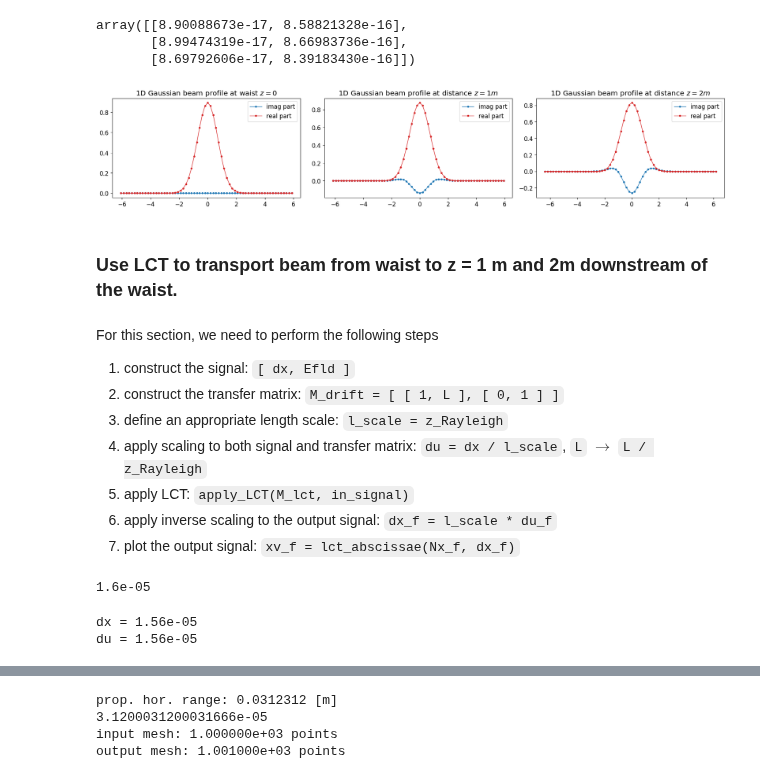
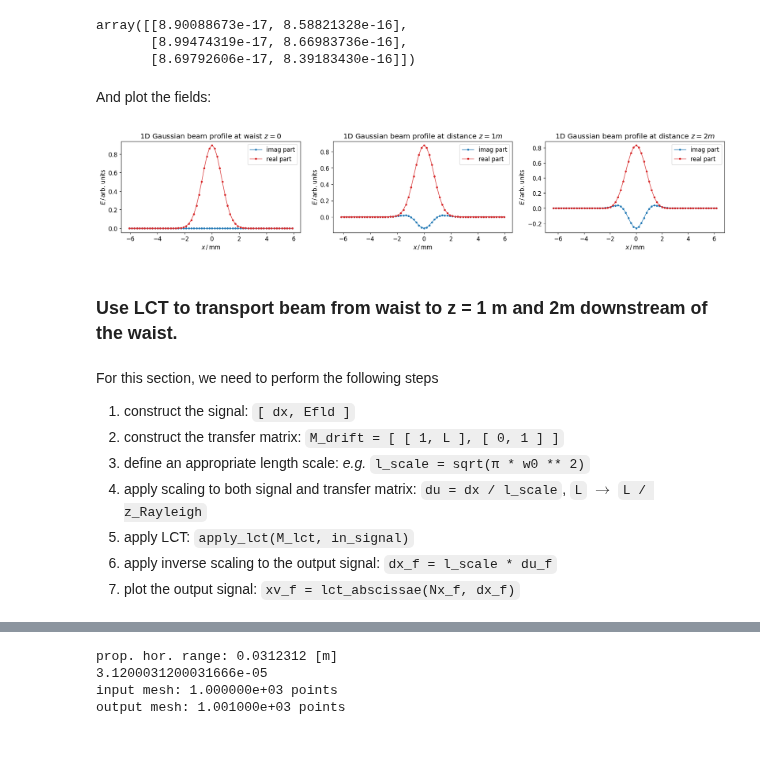
Before and after one commit to radiasoft/rslight, a Jupyter notebook: LCT/TestFastLCT.ipynb, the cells around one changed output, grey strips where cells are left out. Saved outputs shown, nothing was run; the diff lists cells and outputs as text; code cells hidden in the pictures; blank space fills up the shorter version.

```diff
--- a/LCT/TestFastLCT.ipynb
+++ b/LCT/TestFastLCT.ipynb
@@ -613,3 +615,13 @@ def efield_gauss_2d(wvl, w0, z, x, y, include_kz = False):
+# %%
+def Dx(ε, z_R, z):
+    return 2 * w_gauss(w0, zR, z) * np.sqrt(np.log(1 / ε))
+
+def Dnu(ε, w_0, z):
+    #return 2 / (π * w0) * np.sqrt(np.log(1 / ε))
+    return 2 * np.sqrt(1 + (z / zR) ** 2) / (π * w_gauss(w0, zR, z)) * np.sqrt(np.log(1 / ε))
+
+def SW(ε, z_R, z):
+    return (4 / π) * np.sqrt(1 + (z / zR) ** 2) * np.log(1 / ε)
 # %% [markdown]
 ### Function definitions: Utilities
 # %% [markdown]
@@ -992,3 +1032,8 @@ L0, L1, L2
 Identify $\Delta{x}$, $\Delta\nu$, and the _space-bandwidth product_, $SW = \Delta{x} \Delta\nu$:
 # %%
 eps = 1.e-16
+# %%
+Dx0 = np.round(Dx(eps, zR, L0), 2)
+Dx1 = np.round(Dx(eps, zR, L1), 2)
+Dx2 = np.round(Dx(eps, zR, L2), 2)
+Dx0, Dx1, Dx2
@@ -995,6 +1157,6 @@ eps = 1.e-16
 # %%
-Dx0 = np.round(2 * w0 * np.sqrt(np.log(1 / eps)), 2)
-Dx1 = np.round(2 * w_gauss(w0, zR, L1) * np.sqrt(np.log(1 / eps)), 2)
-Dx2 = np.round(2 * w_gauss(w0, zR, L2) * np.sqrt(np.log(1 / eps)), 2)
-Dx0, Dx1, Dx2
+Dx3 = np.round(2 * w_gauss(w0, zR, L3) * np.sqrt(np.log(1 / eps)), 2)
+Dx4 = np.round(2 * w_gauss(w0, zR, L4) * np.sqrt(np.log(1 / eps)), 2)
+Dx5 = np.round(2 * w_gauss(w0, zR, L5) * np.sqrt(np.log(1 / eps)), 2)
+Dx3, Dx4, Dx5
 # %% [output]
@@ -1037,6 +1223,8 @@ np.abs([ E1d0[[0,-1]], E1d1[[0,-1]], E1d2[[0,-1]] ])
 array([[8.90088673e-17, 8.58821328e-16],
        [8.99474319e-17, 8.66983736e-16],
        [8.69792606e-17, 8.39183430e-16]])
+# %% [markdown]
+And plot the fields:
 # %%
 n_cols = 3
 n_rows = 1
@@ -1048,70 +1236,48 @@ idx = 0
 idx += 1
 xv = xv0
 ev = E1d0
 ax = plt.subplot(n_rows, n_cols, idx)
 plt.plot(xv, np.imag(ev), '.-C0', lw = 1, label = 'imag part')
 plt.plot(xv, np.real(ev), '.-C3', lw = 1, label = 'real part')
 plt.title(r'1D Gaussian beam profile at waist $z = 0$')
+plt.xlabel(r'$x\,/\,$mm')
+plt.ylabel(r'$E\,/\,$arb. units')
 plt.legend()
 
 idx += 1
 xv = xv1
 ev = E1d1
 ax = plt.subplot(n_rows, n_cols, idx)
 plt.plot(xv, np.imag(ev), '.-C0', lw = 1, label = 'imag part')
 plt.plot(xv, np.real(ev), '.-C3', lw = 1, label = 'real part')
 plt.title(r'1D Gaussian beam profile at distance $z = 1 m$')
+plt.xlabel(r'$x\,/\,$mm')
+plt.ylabel(r'$E\,/\,$arb. units')
 plt.legend()
 
 idx += 1
 xv = xv2
 ev = E1d2
 ax = plt.subplot(n_rows, n_cols, idx)
 plt.plot(xv, np.imag(ev), '.-C0', lw = 1, label = 'imag part')
 plt.plot(xv, np.real(ev), '.-C3', lw = 1, label = 'real part')
 plt.title(r'1D Gaussian beam profile at distance $z = 2 m$')
+plt.xlabel(r'$x\,/\,$mm')
+plt.ylabel(r'$E\,/\,$arb. units')
 plt.legend()
 
 plt.tight_layout()
 plt.show()
 # %% [output]
-[figure, old version]
+[figure, new version]
 # %% [markdown]
 ### Use LCT to transport beam from waist to z = 1 m and 2m downstream of the waist.
 # %% [markdown]
 For this section, we need to perform the following steps
   1. construct the signal: `[ dx, Efld ]`
   1. construct the transfer matrix: `M_drift = [ [ 1, L ], [ 0, 1 ] ]`
-  1. define an appropriate length scale: `l_scale = z_Rayleigh`
+  1. define an appropriate length scale: _e.g._ `l_scale = sqrt(π * w0 ** 2)`
   1. apply scaling to both signal and transfer matrix: `du = dx / l_scale`, `L` $\to$ `L / z_Rayleigh`
-  1. apply LCT: `apply_LCT(M_lct, in_signal)`
+  1. apply LCT: `apply_lct(M_lct, in_signal)`
   1. apply inverse scaling to the output signal: `dx_f = l_scale * du_f`
   1. plot the output signal: `xv_f = lct_abscissae(Nx_f, dx_f)`
-# %%
-# define matrix for LCT transformation
-
-l_scale = 1                     # scale length in LCT
-
-# lct_mat = lct.rotation_22(360 / 3 * (np.pi / 180.))
-
-L = 20    # drift length [m]
-
-
-# lct_mat = np.array([[ 1,  L  ],
-#                      [ 0, 1 ]])
-# lct_mat = np.array([[ 1,  L*phLambda  ],
-#                     [ 0, 1 ]])
-lct_mat = np.array([[ 1,  L*phLambda/(l_scale**2)  ],
-                     [ 0, 1 ]])
-print(lct_mat[0,1])
-# %% [output]
-1.6e-05
-# %%
-dx = (xvals_gsn_init[1] - xvals_gsn_init[0])             # horizontal spacing of input signal [m]
-# xv = lct_abscissae(nx_init, dX, ishift = False)      # x values array of input signal
-du = dx/l_scale
-print("dx = %4.3g" % dx)
-print("du = %4.3g" % du)
-# %% [output]
-dx = 1.56e-05
-du = 1.56e-05
```
Also changed, not shown: parts of 62 cells of this notebook.
